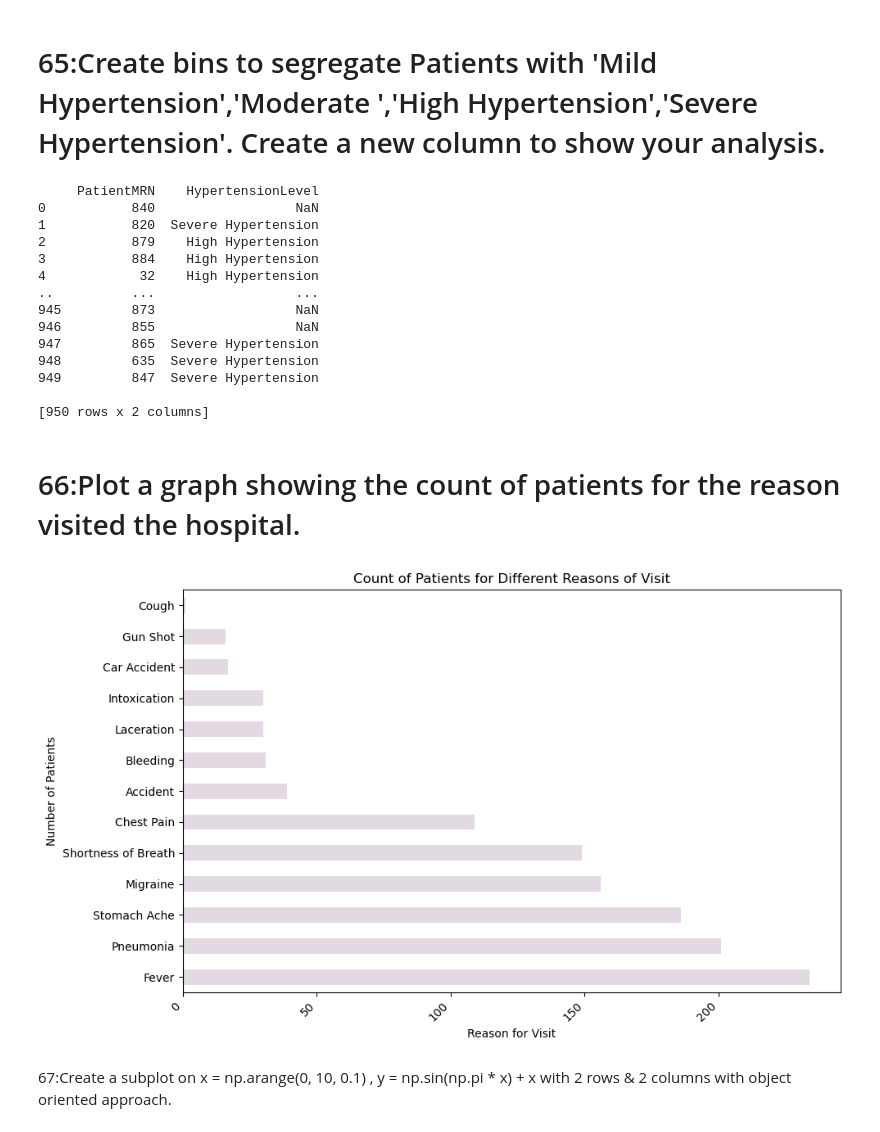
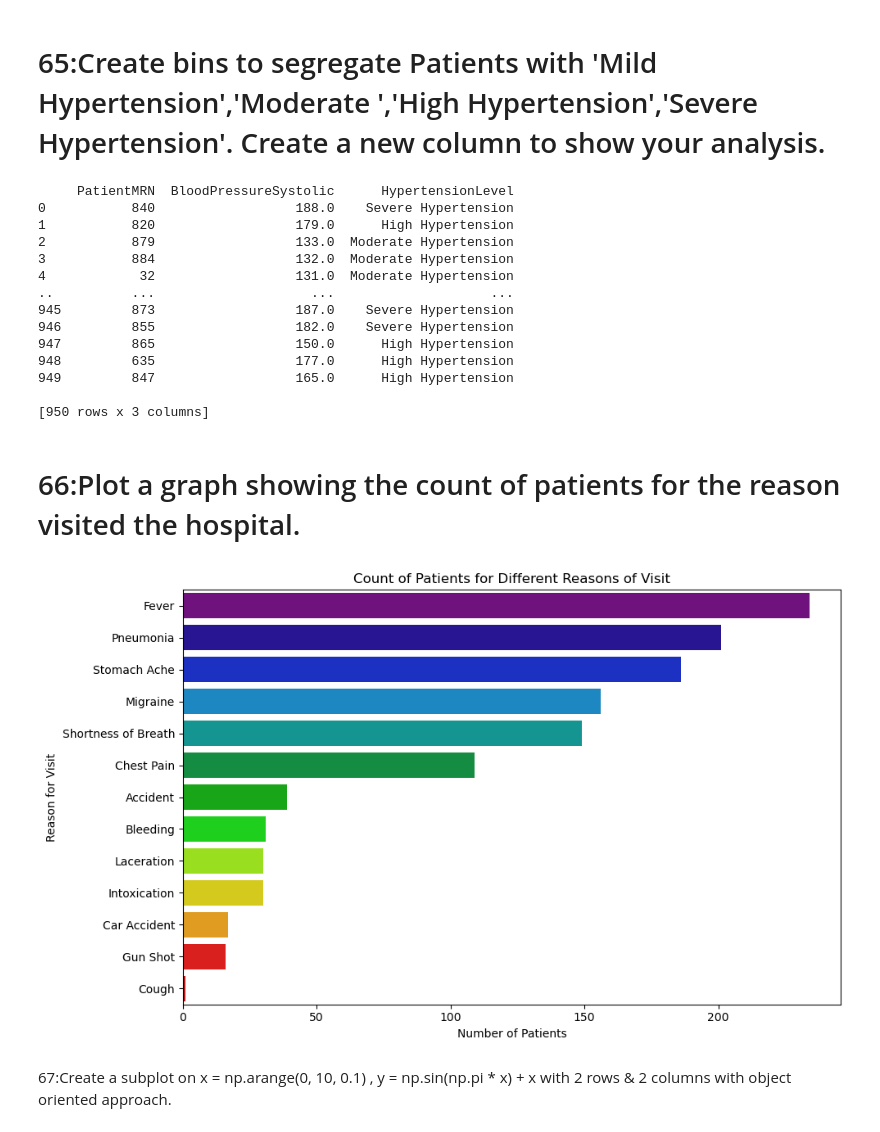
Before and after one commit to Amitha-sridhar/Py-Coders, a Jupyter notebook: Python Hackathon.ipynb, the cells around one changed output. Drawn from its saved outputs; the diff is of its cells as text; code cells hidden in the pictures.

```diff
--- a/Python Hackathon.ipynb
+++ b/Python Hackathon.ipynb
@@ -81,46 +81,45 @@ plt.show()
 # %% [markdown]
 # 65:Create bins to segregate Patients with 'Mild Hypertension','Moderate ','High Hypertension','Severe Hypertension'. Create a new column to show your analysis.
 # %%
-# Create bins and labels for different levels of hypertension
-bins = [0, 120, 129, 139, 180]
-labels= ['Mild Hypertension', 'Moderate', 'High Hypertension', 'Severe Hypertension']
+# Define bin widths for different levels of hypertension
+bin_widths = [0, 120, 129, 139, 180, float('inf')]
+labels = ['No Hypertension', 'Mild Hypertension', 'Moderate Hypertension', 'High Hypertension', 'Severe Hypertension']
+
 # Create a new column 'HypertensionLevel' based on readings
-amb_visits['HypertensionLevel'] = pd.cut(amb_visits['BloodPressureSystolic'], bins=bins, labels=labels, right=False)
+amb_visits['HypertensionLevel'] = pd.cut(amb_visits['BloodPressureSystolic'], bins=bin_widths, labels=labels)
 
-print(amb_visits[['PatientMRN', 'HypertensionLevel']])
+print(amb_visits[['PatientMRN', 'BloodPressureSystolic', 'HypertensionLevel']])
 # %% [output]
-     PatientMRN    HypertensionLevel
-0           840                  NaN
-1           820  Severe Hypertension
-2           879    High Hypertension
-3           884    High Hypertension
-4            32    High Hypertension
-..          ...                  ...
-945         873                  NaN
-946         855                  NaN
-947         865  Severe Hypertension
-948         635  Severe Hypertension
-949         847  Severe Hypertension
+     PatientMRN  BloodPressureSystolic      HypertensionLevel
+0           840                  188.0    Severe Hypertension
+1           820                  179.0      High Hypertension
+2           879                  133.0  Moderate Hypertension
+3           884                  132.0  Moderate Hypertension
+4            32                  131.0  Moderate Hypertension
+..          ...                    ...                    ...
+945         873                  187.0    Severe Hypertension
+946         855                  182.0    Severe Hypertension
+947         865                  150.0      High Hypertension
+948         635                  177.0      High Hypertension
+949         847                  165.0      High Hypertension
 
-[950 rows x 2 columns]
+[950 rows x 3 columns]
 # %% [markdown]
 # 66:Plot a graph showing the count of patients for the reason visited the hospital.
 # %%
 #  Count the number of patients by reason for visit
 reason_counts = ed_visits['ReasonForVisit'].value_counts()
 
 # Create a bar plot
 plt.figure(figsize=(10, 6))
-reason_counts.plot(kind='barh', colormap='twilight_r')
+sns.barplot(x=reason_counts.values, y=reason_counts.index, palette='nipy_spectral')
 plt.title('Count of Patients for Different Reasons of Visit')
-plt.xlabel('Reason for Visit')
-plt.ylabel('Number of Patients')
-plt.xticks(rotation=45, ha='right')
+plt.xlabel('Number of Patients')
+plt.ylabel('Reason for Visit')
 plt.tight_layout()
-
 plt.show()
 # %% [output]
-[figure, old version]
+[figure, new version]
 # %% [markdown]
 67:Create a subplot on x = np.arange(0, 10, 0.1) , y = np.sin(np.pi * x) + x with 2 rows & 2 columns with object oriented approach.
 # %%
```
Also changed, not shown: parts of 13 cells of this notebook.
